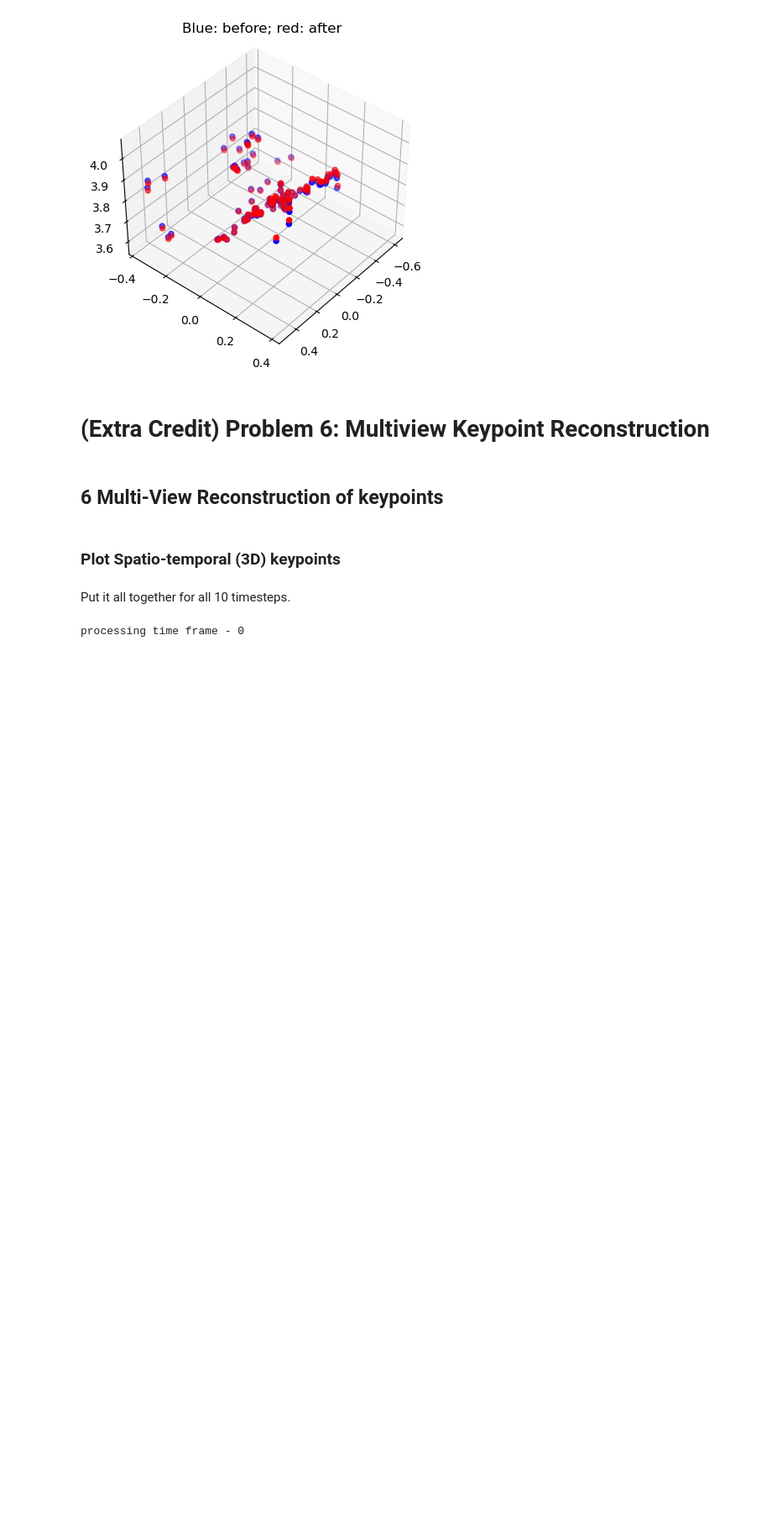
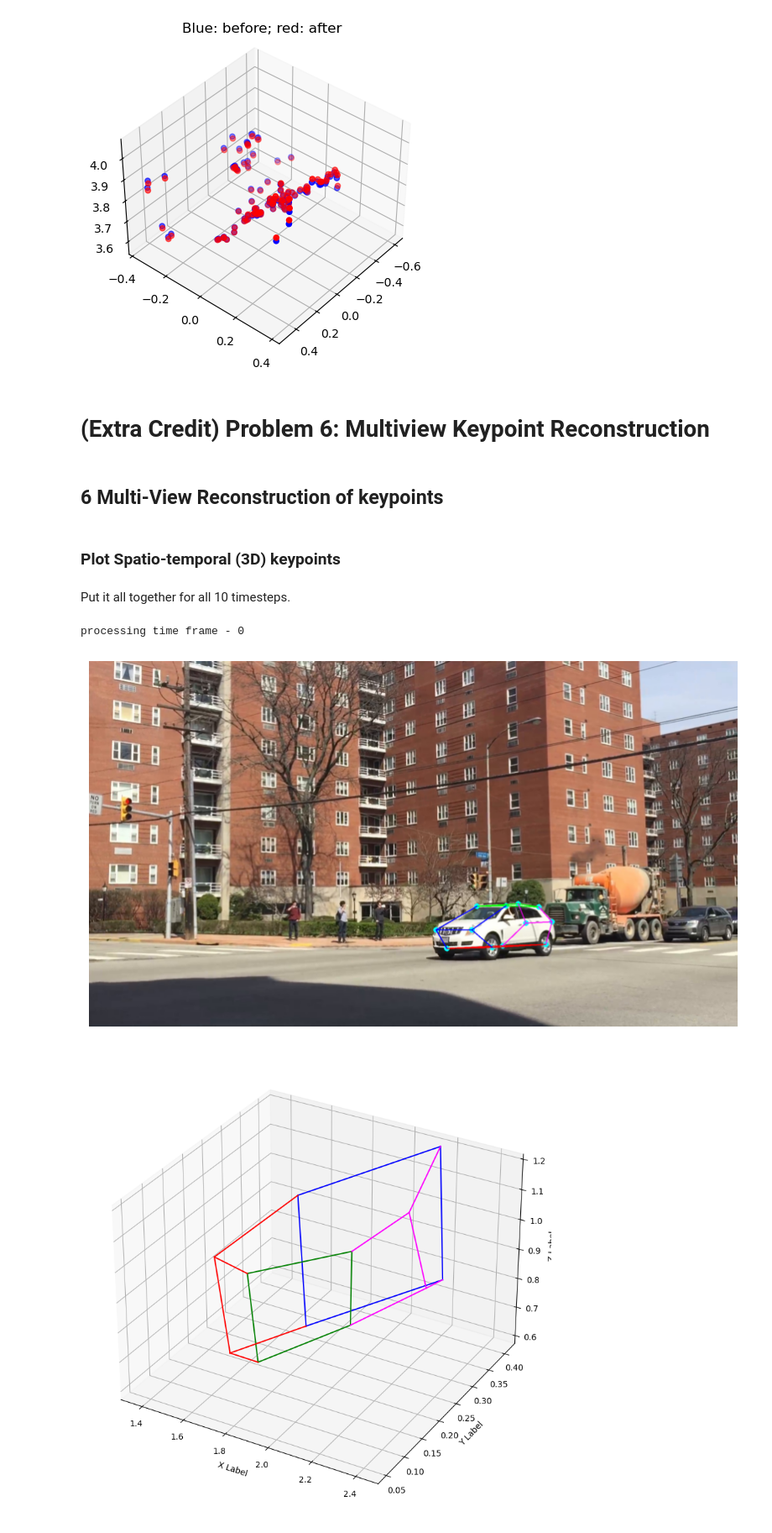
Before and after one commit to Ashwin-B-Nair/3D_reconstruction, a Jupyter notebook: HW3_Reconstruction.ipynb, the cells around one changed output. Shown at 84% size. Saved outputs shown, nothing was run; the diff lists cells and outputs as text; code cells hidden in the pictures; blank space fills up the shorter version.

```diff
--- a/HW3_Reconstruction.ipynb
+++ b/HW3_Reconstruction.ipynb
@@ -57,7 +57,8 @@ def visualize_keypoints(image, pts, Threshold=100):
     :param image: image as a numpy array, of shape (height, width, 3) where 3 is the number of color channels
     :param pts: np.array of shape (num_points, 3)
     '''
-    image = cv2.cvtColor(image, cv2.COLOR_BGR2RGB)
+    # image = cv2.cvtColor(image, cv2.COLOR_BGR2RGB)
+    image = image.copy()
     if image.dtype != np.uint8 and image.max() <= 1.0:
         image = (image * 255).astype(np.uint8)
     for i in range(12):
@@ -88,7 +89,7 @@ def plot_3d_keypoint(pts_3d):
 
     :param pts_3d: np.array of shape (num_points, 3)
     '''
-    fig = plt.figure()
+    fig = plt.figure(figsize=(10, 10))
     num_points = pts_3d.shape[0]
     ax = fig.add_subplot(111, projection='3d')
     for j in range(len(connections_3d)):
@@ -1012,12 +1013,14 @@ def MultiviewReconstruction(C1, pts1, C2, pts2, C3, pts3, Thres = 100):
   # ------- TODO -------
   # YOUR CODE HERE
   N = pts1.shape[0]
-  A = []
-  P = []
+#   A = []
+#   P = []
+  P = np.full((N, 3), np.nan)
   total_err = 0
 
   for i in range(N):
         # A =  np.zeros((4,4))
+        A = []
         if pts1[i,2] > Thres:
                 A.append(pts1[i,0]*C1[2,:] - C1[0,:])
                 A.append(pts1[i,1]*C1[2,:] - C1[1,:])
@@ -1027,16 +1030,17 @@ def MultiviewReconstruction(C1, pts1, C2, pts2, C3, pts3, Thres = 100):
                 A.append(pts2[i,1]*C2[2,:] - C2[1,:])
 
         if pts3[i,2] > Thres:
-                A.append(pts3[i,0]*C2[2,:] - C2[0,:])
-                A.append(pts3[i,1]*C2[2,:] - C2[1,:])
+                A.append(pts3[i,0]*C3[2,:] - C3[0,:])
+                A.append(pts3[i,1]*C3[2,:] - C3[1,:])
 
         if len(A) < 4:   #less than two valid points (cannot triangulate)
                 continue
-        # A = np.array(A)
+
+        A = np.array(A)
         _,_,Vt = np.linalg.svd(A)
         w = Vt[-1]
         w = w / w[-1]
-        P.append(w[:3])
+        P[i] = w[:3]
 
         #Reprojection
         if pts1[i, 2] > Thres:
@@ -1065,7 +1069,7 @@ def plot_3d_keypoint_video(pts_3d_video):
       :param car_points: np.array points * 3
   '''
 
-  fig = plt.figure()
+  fig = plt.figure(figsize=(10, 10))
   ax = fig.add_subplot(111, projection='3d')
   for pts_3d in pts_3d_video:
       num_points = pts_3d.shape[1]
@@ -1101,32 +1105,34 @@ for loop in range(10):
   pts2 = data['pts2']
   pts3 = data['pts3']
 
   # print(pts3)
   K1 = data['K1']
   K2 = data['K2']
   K3 = data['K3']
 
   M1 = data['M1']
   M2 = data['M2']
   M3 = data['M3']
 
   if loop == 0 or loop==9:  # feel free to modify to visualize keypoints at other loop timesteps
     img = visualize_keypoints(im2, pts2)
 
   # YOUR CODE HERE
   C1 = K1 @ M1
   C2 = K2 @ M2
   C3 = K3 @ M3
 
-  pts_3d, err = MultiviewReconstruction(C1, pts1, C2, pts2, C3, pts3, Thres=500)
-
+  pts_3d, err = MultiviewReconstruction(C1, pts1, C2, pts2, C3, pts3, Thres=200)
+  # print(err)
   pts_3d_video.append(pts_3d)
 
   # END YOUR CODE
 
   if loop == 0:
     plot_3d_keypoint(pts_3d)
 
 plot_3d_keypoint_video(pts_3d_video)
 # %% [output]
 processing time frame - 0
+[figure, added]
+[figure, added]
```
Also changed, not shown: parts of 1 cell of this notebook.
